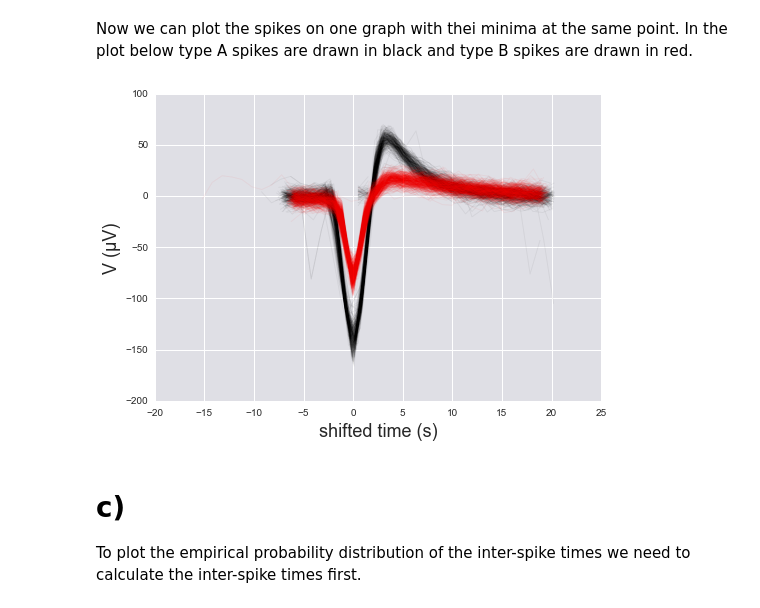
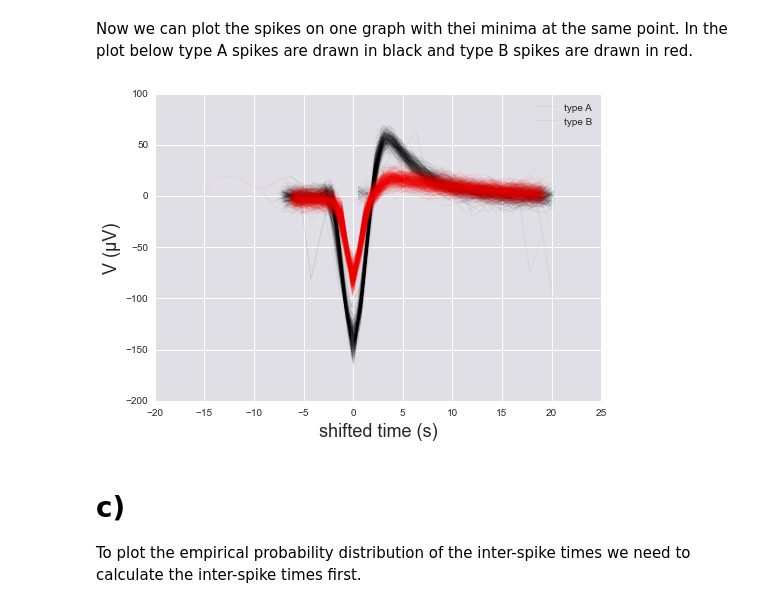
Before and after one commit to shashank-gandhi/DataAnalysisHomeworkRepository, a Jupyter notebook: Homework6/group3_hw6_problem2.ipynb, the cells around one changed output. Cells and saved outputs as stored; diff of their text form; code cells hidden in the pictures.

```diff
--- a/Homework6/group3_hw6_problem2.ipynb
+++ b/Homework6/group3_hw6_problem2.ipynb
@@ -188,19 +188,20 @@ Now we can plot the spikes on one graph with thei minima at the same point. In t
 # %%
 for spike in df_type_a['spike'].unique():
     V_vals = df_type_a[df_type_a['spike']==spike]['V (µV)'].values
     t_vals = df_type_a['spike'] == spike
     plt.plot(np.arange(t_vals.sum())- minimum(np.arange(t_vals.sum()), V_vals), df_type_a['V (µV)'][t_vals], \
              lw=1, alpha=0.05, color='black')
 
 for spike in df_type_b['spike'].unique():
     V_vals = df_type_b[df_type_b['spike']==spike]['V (µV)'].values
     t_vals = df_type_b['spike'] == spike
     plt.plot(np.arange(t_vals.sum()) - minimum(np.arange(t_vals.sum()), V_vals), df_type_b['V (µV)'][t_vals], \
              lw=1, alpha=0.05, color='red')
     plt.xlabel('shifted time (s)')
     plt.ylabel('V (µV)')
+    plt.legend(('type A', 'type B'), loc = 'upper right')
 # %% [output]
-[figure, old version]
+[figure, new version]
 # %% [markdown]
 # c)
 To plot the empirical probability distribution of the inter-spike times we need to calculate the inter-spike times first.
```
Also changed, not shown: parts of 1 cell of this notebook, 1 other file.
